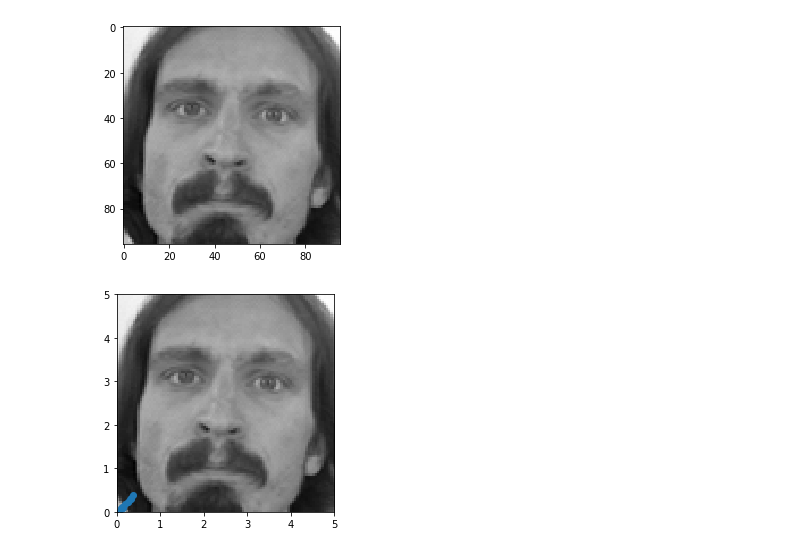
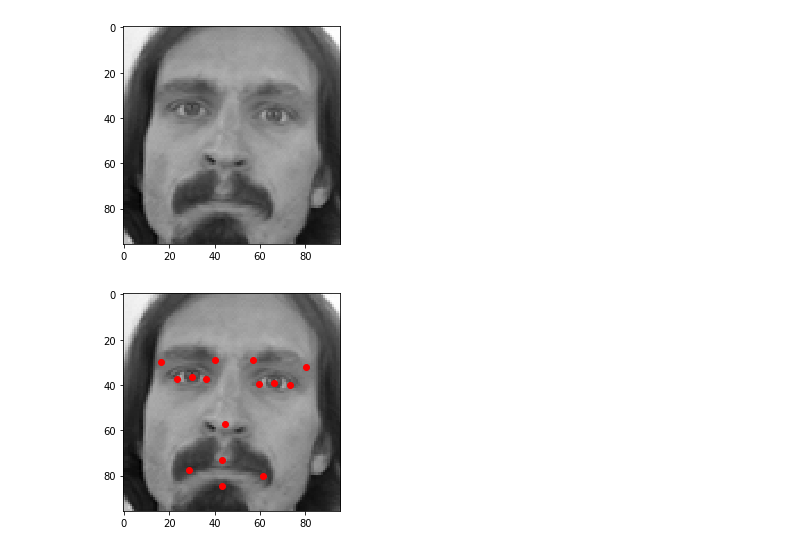
Before and after one commit to chiehD211/1st-DL-CVMarathon, a Jupyter notebook: homework/Day42_explore_facial_keypoint_data_HW.ipynb, the cells around one changed output. Cells and saved outputs as stored; diff of their text form; code cells hidden in the pictures.

```diff
--- a/homework/Day42_explore_facial_keypoint_data_HW.ipynb
+++ b/homework/Day42_explore_facial_keypoint_data_HW.ipynb
@@ -125,17 +125,15 @@ plt.imshow(sample_img, cmap='gray')
 # %% [output]
 <matplotlib.image.AxesImage at 0x...>
 [figure]
-# %%
-import numpy as np
-import matplotlib.pyplot as plt
-
-x = np.random.uniform(0.0,5,30)
-y = np.random.uniform(0.0,5,30)
-plt.scatter(points[0],points[1],zorder=1)
-
-ext = [0.0, 5.0, 0.0, 5]
-plt.imshow(sample_img, zorder=0, extent=ext, cmap='gray')
-
-plt.show()
-# %% [output]
-[figure, removed]
+# %%
+import numpy as np
+import matplotlib.pyplot as plt
+
+plt.imshow(sample_img, cmap='gray')
+
+for i in range(0,30,2):
+  plt.scatter((sample_points[i] + 0.5)*96, (sample_points[i+1]+0.5)*96, color='red')
+
+plt.show()
+# %% [output]
+[figure, added]
```
